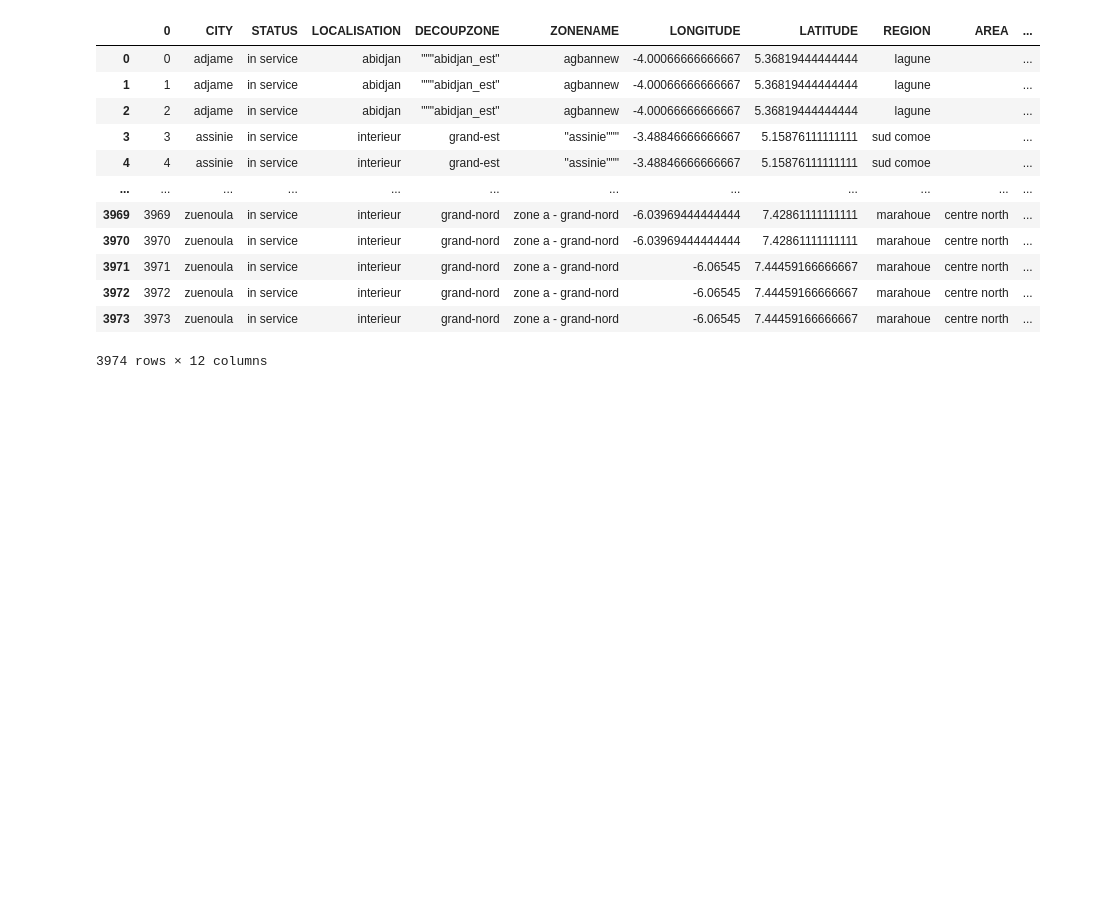
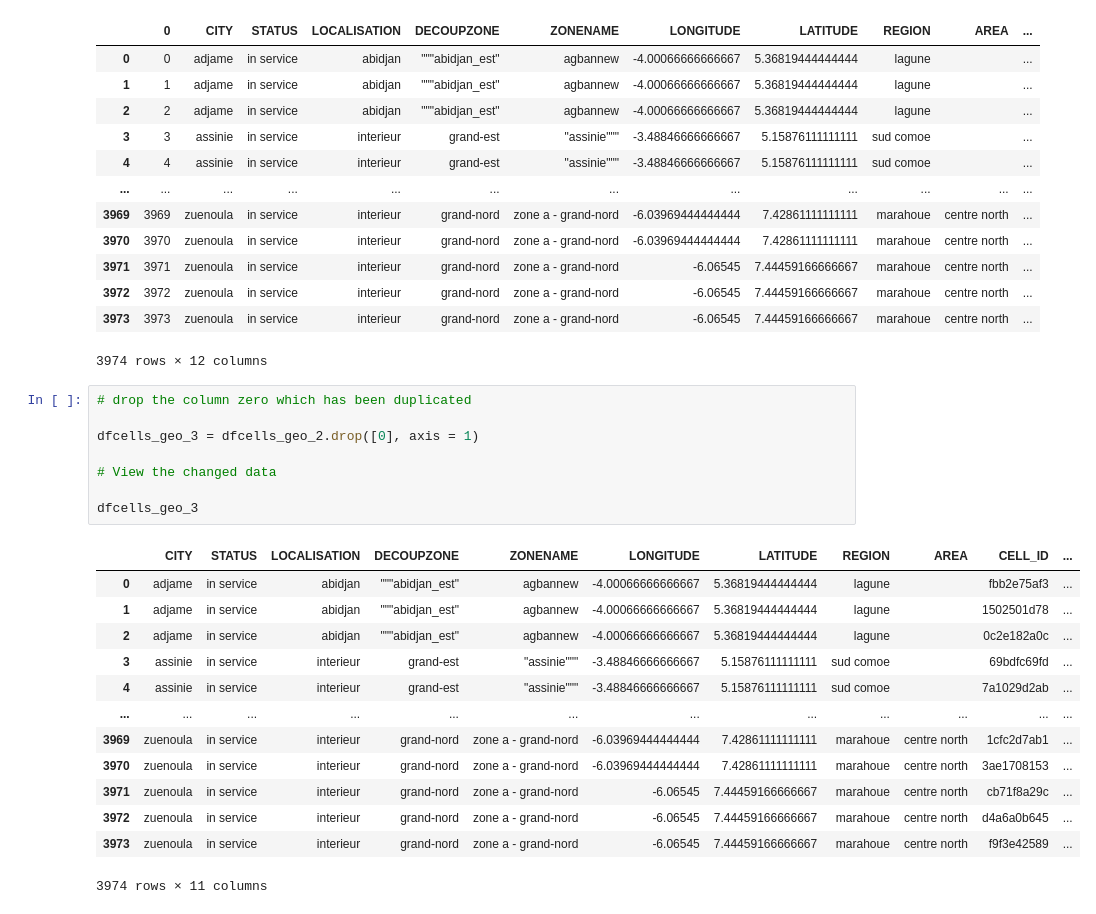
Before and after one commit to cnyakundi/week_3_ip, a Jupyter notebook: Moringa_Data_Science_Prep_W3_Independent_Project_2021_08_Cyprian_A_Nyakundi_Python.ipynb, the cells around one changed output. Saved outputs shown, nothing was run; the diff lists cells and outputs as text; blank space fills up the shorter version.

Commit message:
drop the column zero which has been duplicated

```diff
--- a/Moringa_Data_Science_Prep_W3_Independent_Project_2021_08_Cyprian_A_Nyakundi_Python.ipynb
+++ b/Moringa_Data_Science_Prep_W3_Independent_Project_2021_08_Cyprian_A_Nyakundi_Python.ipynb
@@ -135,3 +135,25 @@ dfcells_geo_2
 | 3972 | 3972 | zuenoula | in service | interieur | grand-nord | zone a - grand-nord | -6.06545 | 7.44459166666667 | marahoue | centre north | ... |
 | 3973 | 3973 | zuenoula | in service | interieur | grand-nord | zone a - grand-nord | -6.06545 | 7.44459166666667 | marahoue | centre north | ... |
 3974 rows × 12 columns
+# %%
+# drop the column zero which has been duplicated
+
+dfcells_geo_3 = dfcells_geo_2.drop([0], axis = 1)
+
+# View the changed data
+
+dfcells_geo_3
+# %% [output]
+|  | CITY | STATUS | LOCALISATION | DECOUPZONE | ZONENAME | LONGITUDE | LATITUDE | REGION | AREA | CELL_ID | ... |
+| 0 | adjame | in service | abidjan | """abidjan_est" | agbannew | -4.00066666666667 | 5.36819444444444 | lagune |  | fbb2e75af3 | ... |
+| 1 | adjame | in service | abidjan | """abidjan_est" | agbannew | -4.00066666666667 | 5.36819444444444 | lagune |  | 1502501d78 | ... |
+| 2 | adjame | in service | abidjan | """abidjan_est" | agbannew | -4.00066666666667 | 5.36819444444444 | lagune |  | 0c2e182a0c | ... |
+| 3 | assinie | in service | interieur | grand-est | "assinie""" | -3.48846666666667 | 5.15876111111111 | sud comoe |  | 69bdfc69fd | ... |
+| 4 | assinie | in service | interieur | grand-est | "assinie""" | -3.48846666666667 | 5.15876111111111 | sud comoe |  | 7a1029d2ab | ... |
+| ... | ... | ... | ... | ... | ... | ... | ... | ... | ... | ... | ... |
+| 3969 | zuenoula | in service | interieur | grand-nord | zone a - grand-nord | -6.03969444444444 | 7.42861111111111 | marahoue | centre north | 1cfc2d7ab1 | ... |
+| 3970 | zuenoula | in service | interieur | grand-nord | zone a - grand-nord | -6.03969444444444 | 7.42861111111111 | marahoue | centre north | 3ae1708153 | ... |
+| 3971 | zuenoula | in service | interieur | grand-nord | zone a - grand-nord | -6.06545 | 7.44459166666667 | marahoue | centre north | cb71f8a29c | ... |
+| 3972 | zuenoula | in service | interieur | grand-nord | zone a - grand-nord | -6.06545 | 7.44459166666667 | marahoue | centre north | d4a6a0b645 | ... |
+| 3973 | zuenoula | in service | interieur | grand-nord | zone a - grand-nord | -6.06545 | 7.44459166666667 | marahoue | centre north | f9f3e42589 | ... |
+3974 rows × 11 columns
```
